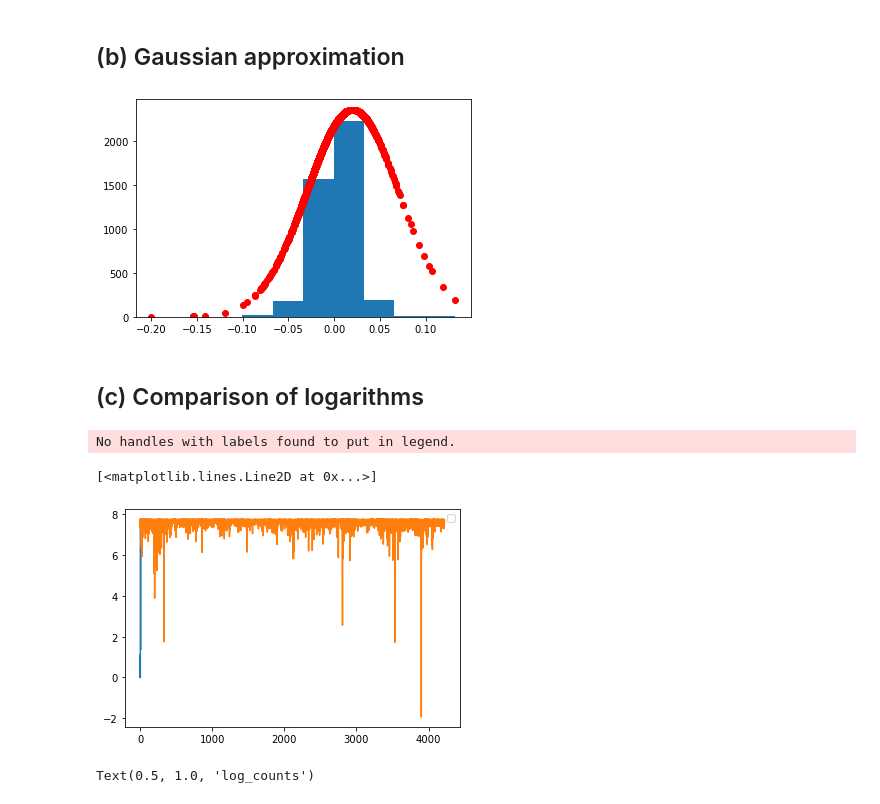
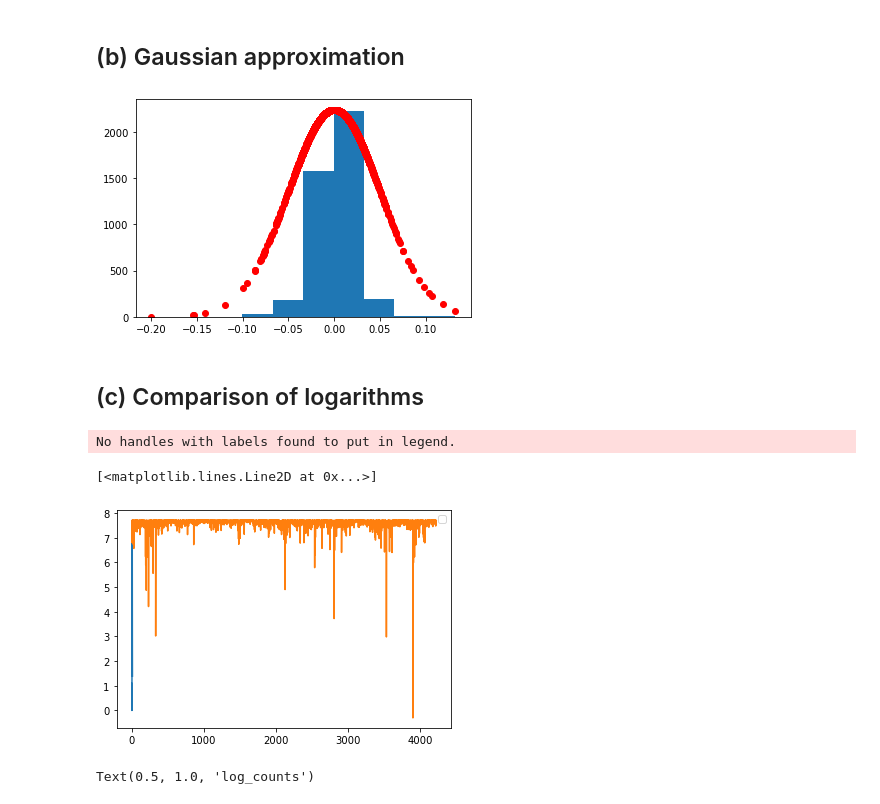
Before and after one commit to HWolf08/biophysics, a Jupyter notebook: week-05/problem-5.24.ipynb, the cells around one changed output. Saved outputs shown, nothing was run; the diff lists cells and outputs as text; code cells hidden in the pictures.

```diff
--- a/week-05/problem-5.24.ipynb
+++ b/week-05/problem-5.24.ipynb
@@ -31,16 +31,17 @@ count,bins,ignore = plt.hist(y)
 # %% [markdown]
 ## (b) Gaussian approximation
 # %%
-d_y = 0.07
-u_y = 0.02
+d_y = np.abs(bins[0]-bins[2])
+u_y = 0
+
 sigma = 0.05
 Ntot = len(y)
 gaussian = Ntot*(d_y/(sigma*np.sqrt(2*3.14)))*np.exp(-(y-u_y)**2/(2*sigma**2))
 
 plt.plot(y,gaussian,"or")
 count,bins,ignore = plt.hist(y)
 # %% [output]
-[figure, old version]
+[figure, new version]
 # %% [markdown]
 ## (c) Comparison of logarithms
 # %%
@@ -53,7 +54,7 @@ plt.plot(log_gaussian, label = 'log gaussian')
 # %% [output]
 No handles with labels found to put in legend.
 [<matplotlib.lines.Line2D at 0x...>]
-[figure, old version]
+[figure, new version]
 # %%
 #The domains of the y axis are not on the same domain which was suprising as the question made it sound like it should match up. This meaning that I think the best fit is not doing a great job or there would be a correct overlap. To view this better I will split the graphs up below.
 # %%
```
Also changed, not shown: parts of 6 cells of this notebook.
